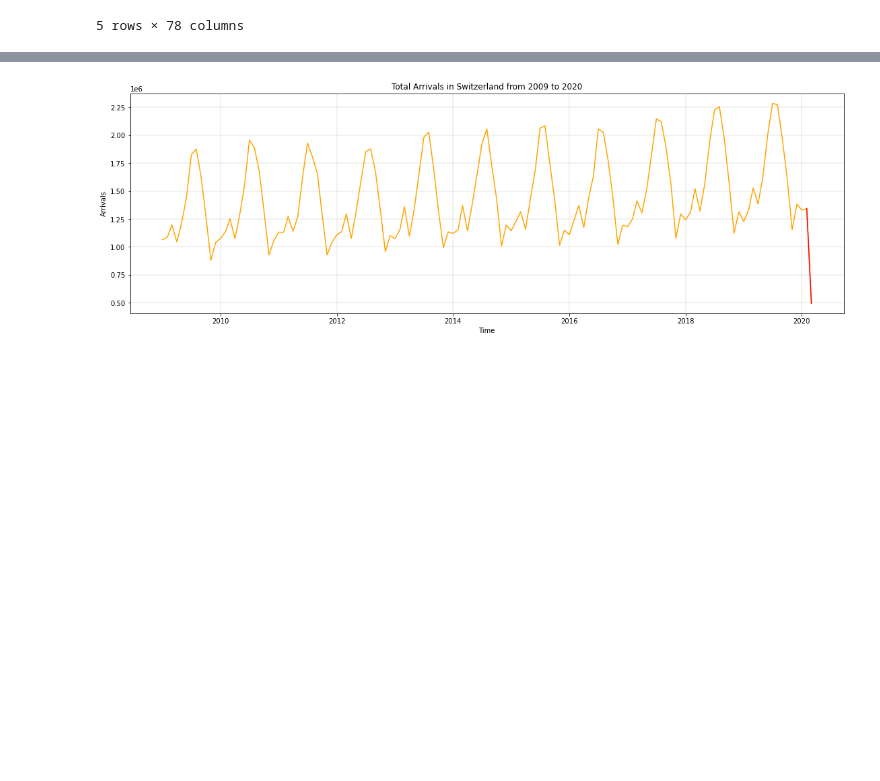
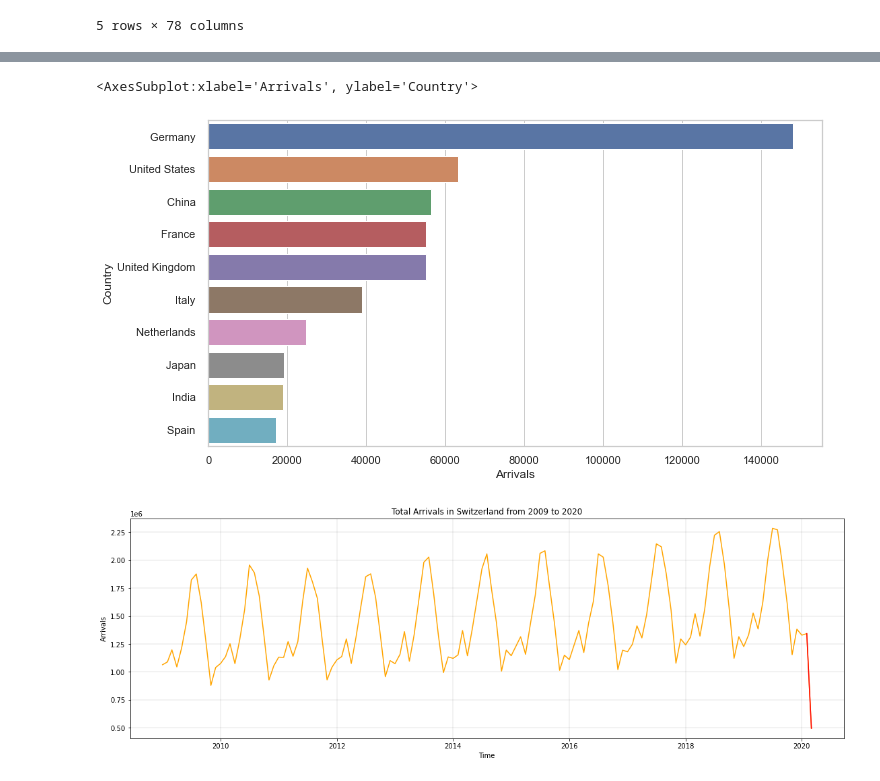
Before and after one commit to naayem/SwissHotelArrivalsPredictor, a Jupyter notebook: Project.ipynb, the cells around one changed output, grey strips where cells are left out. Drawn from its saved outputs; the diff is of its cells as text; code cells hidden in the pictures; blank space fills up the shorter version.

```diff
--- a/Project.ipynb
+++ b/Project.ipynb
@@ -42,0 +63,6 @@ data.head(5)
+# %%
+total_arrivals_per_country = np.mean(data, axis = 0).sort_values(ascending=False)
+# %%
+total_arrivals_per_country = pd.DataFrame({'Arrivals' : total_arrivals_per_country.values,
+                                           'Country': total_arrivals_per_country.index},
+                                          index = np.arange(len(total_arrivals_per_country)))
@@ -43,3 +85,12 @@ data.head(5)
+# %%
+import seaborn as sns
+
+sns.set(rc={'figure.figsize':(11,6)})
+sns.set(style='whitegrid')
+sns.barplot(x='Arrivals' , y='Country', data = total_arrivals_per_country[2:12], orient='h')
+# %% [output]
+<AxesSubplot:xlabel='Arrivals', ylabel='Country'>
+[figure, added]
 # %%
 #Plot total number of Arrivals from Jan 2009 to March 2020 (Lockdown in Switzerland)
 plt.figure(figsize= (19,6 ))
```
Also changed, not shown: parts of 9 cells of this notebook, 1 other file.
